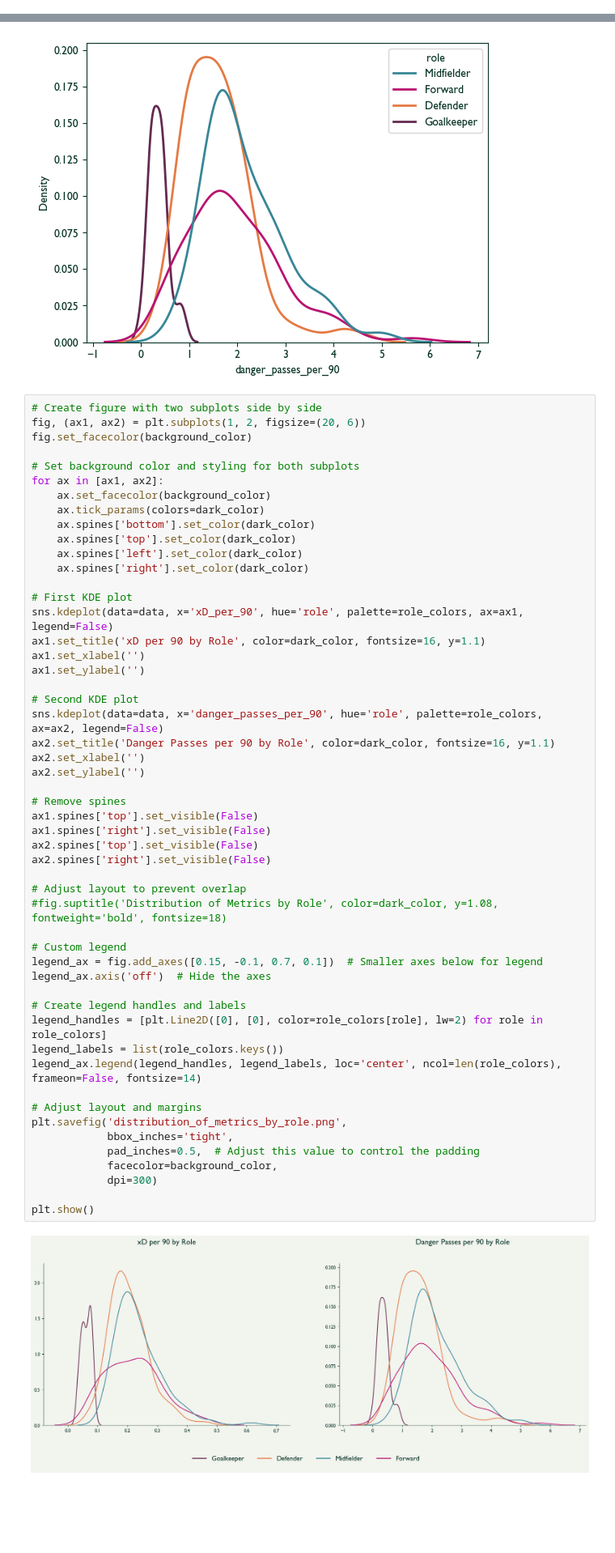
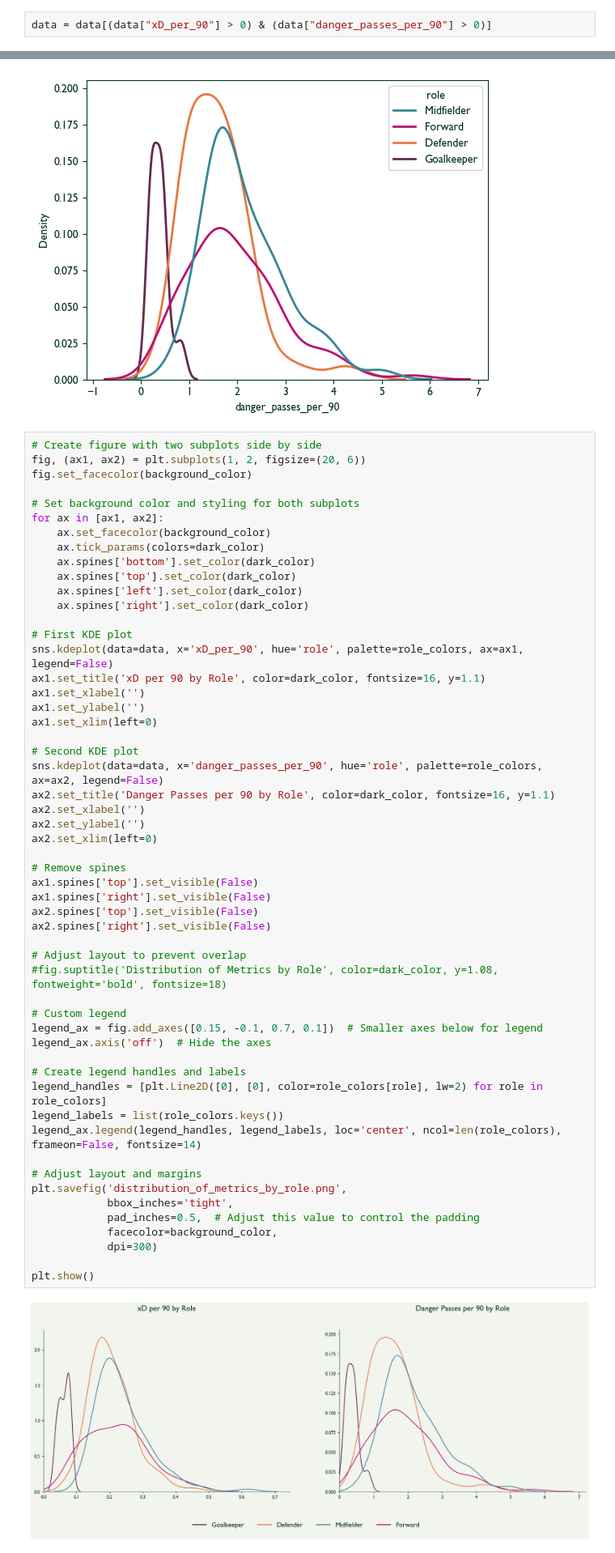
Before and after one commit to MarijnSt/soccermatics-project-2, a Jupyter notebook: visualisations.ipynb, the cells around one changed output, grey strips where cells are left out. Shown at 81% size. Cells and saved outputs as stored; diff of their text form; blank space fills up the shorter version.

Commit message:
xlim on kde plots

```diff
--- a/visualisations.ipynb
+++ b/visualisations.ipynb
@@ -24,6 +24,8 @@ data.head()
 | 2 | M. Kovačić | Midfielder | 0.474472 | 3.848858 |
 | 3 | M. Ødegaard | Midfielder | 0.473998 | 4.090909 |
 | 4 | T. Alexander-Arnold | Defender | 0.463308 | 4.653740 |
+# %%
+data = data[(data["xD_per_90"] > 0) & (data["danger_passes_per_90"] > 0)]
 # %%
 data.role.value_counts()
 # %% [output]
@@ -78,41 +80,43 @@ sns.kdeplot(data=data, x='xD_per_90', hue='role', palette=role_colors, ax=ax1, l
 ax1.set_title('xD per 90 by Role', color=dark_color, fontsize=16, y=1.1)
 ax1.set_xlabel('')
 ax1.set_ylabel('')
+ax1.set_xlim(left=0)
 
 # Second KDE plot
 sns.kdeplot(data=data, x='danger_passes_per_90', hue='role', palette=role_colors, ax=ax2, legend=False)
 ax2.set_title('Danger Passes per 90 by Role', color=dark_color, fontsize=16, y=1.1)
 ax2.set_xlabel('')
 ax2.set_ylabel('')
+ax2.set_xlim(left=0)
 
 # Remove spines
 ax1.spines['top'].set_visible(False)
 ax1.spines['right'].set_visible(False)
 ax2.spines['top'].set_visible(False)
 ax2.spines['right'].set_visible(False)
 
 # Adjust layout to prevent overlap
 #fig.suptitle('Distribution of Metrics by Role', color=dark_color, y=1.08, fontweight='bold', fontsize=18)
 
 # Custom legend
 legend_ax = fig.add_axes([0.15, -0.1, 0.7, 0.1])  # Smaller axes below for legend
 legend_ax.axis('off')  # Hide the axes
 
 # Create legend handles and labels
 legend_handles = [plt.Line2D([0], [0], color=role_colors[role], lw=2) for role in role_colors]
 legend_labels = list(role_colors.keys())
 legend_ax.legend(legend_handles, legend_labels, loc='center', ncol=len(role_colors), frameon=False, fontsize=14)
 
 # Adjust layout and margins
 plt.savefig('distribution_of_metrics_by_role.png',
             bbox_inches='tight',
             pad_inches=0.5,  # Adjust this value to control the padding
             facecolor=background_color,
             dpi=300)
 
 plt.show()
 # %% [output]
-[figure, old version]
+[figure, new version]
 # %% [markdown]
 # xD per 90 v Danger passes per 90
 # %%
```
Also changed, not shown: parts of 2 cells of this notebook, 2 other files.
